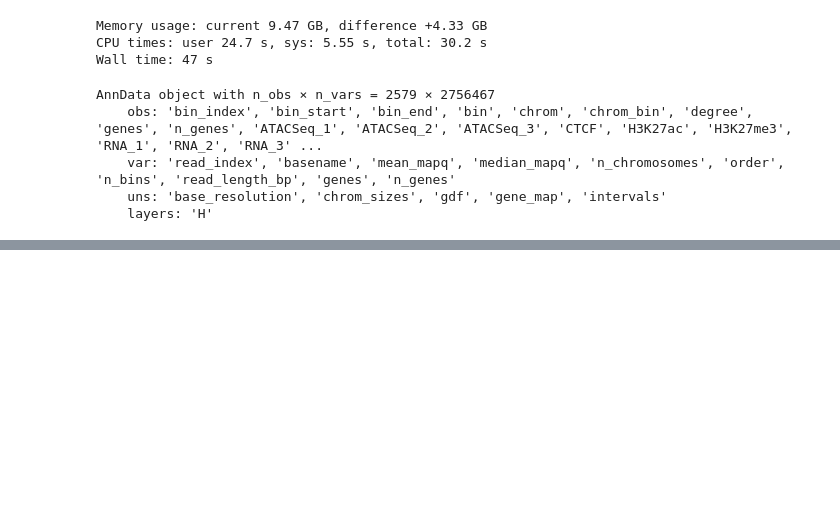
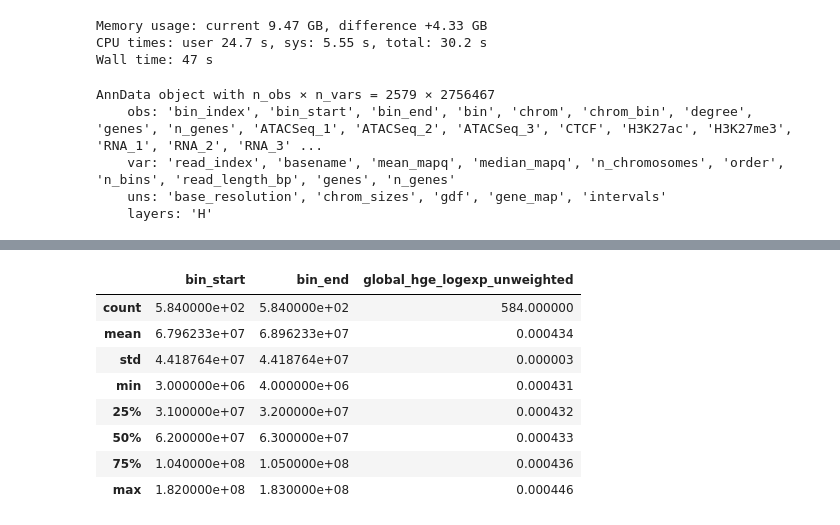
Before and after one commit to sgolts/sc_pore_c, a Jupyter notebook: notebooks/data/genome_centrality.ipynb, the cells around one changed output, grey strips where cells are left out. Cells and saved outputs as stored; diff of their text form; code cells hidden in the pictures; blank space fills up the shorter version.

```diff
--- a/notebooks/data/genome_centrality.ipynb
+++ b/notebooks/data/genome_centrality.ipynb
@@ -75,0 +233,15 @@ False
+# %%
+threshold = node_df['global_hge_logexp_unweighted'].quantile(0.75)
+top_25_percent_df = node_df[node_df['global_hge_logexp_unweighted'] >= threshold]
+# %%
+top_25_percent_df.describe()
+# %% [output]
+|  | bin_start | bin_end | global_hge_logexp_unweighted |
+| count | 5.840000e+02 | 5.840000e+02 | 584.000000 |
+| mean | 6.796233e+07 | 6.896233e+07 | 0.000434 |
+| std | 4.418764e+07 | 4.418764e+07 | 0.000003 |
+| min | 3.000000e+06 | 4.000000e+06 | 0.000431 |
+| 25% | 3.100000e+07 | 3.200000e+07 | 0.000432 |
+| 50% | 6.200000e+07 | 6.300000e+07 | 0.000433 |
+| 75% | 1.040000e+08 | 1.050000e+08 | 0.000436 |
+| max | 1.820000e+08 | 1.830000e+08 | 0.000446 |
```
Also changed, not shown: parts of 16 cells of this notebook, 2 other files.
